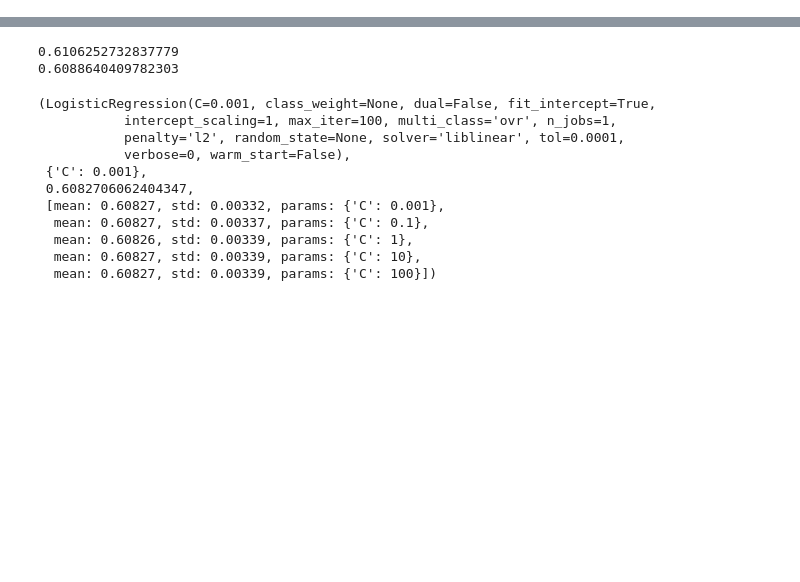
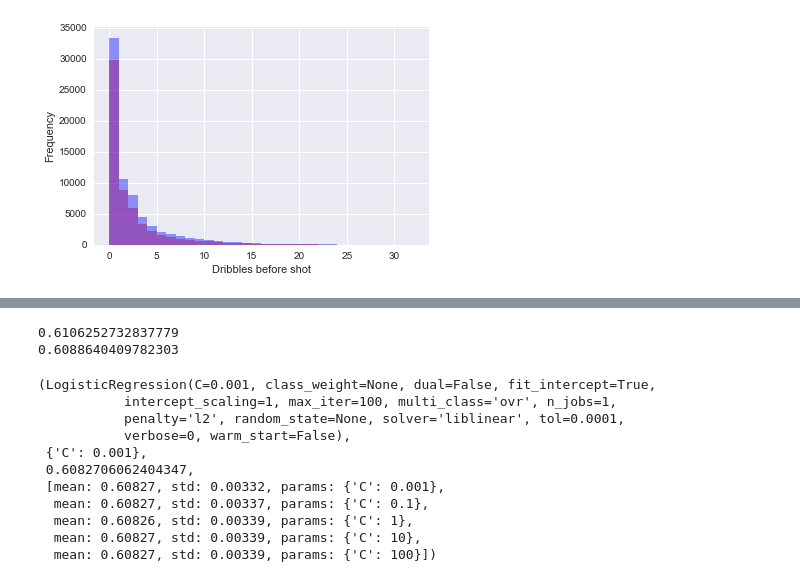
Before and after one commit to ray-chen-930/nba-shot-value-predictor, a Jupyter notebook: Capstone Project 1.ipynb, the cells around one changed output, grey strips where cells are left out. Saved outputs shown, nothing was run; the diff lists cells and outputs as text; code cells hidden in the pictures; blank space fills up the shorter version.

```diff
--- a/Capstone Project 1.ipynb
+++ b/Capstone Project 1.ipynb
@@ -72,0 +164,15 @@ shot[['SHOT_CLOCK']] = shot[['SHOT_CLOCK']].fillna(shot[['SHOT_CLOCK']].mean())
+# %%
+# two line histograms of dribbles taken
+sns.set()
+sns.distplot(shot_made['DRIBBLES'], kde = False, color = 'red',
+             bins = np.arange(shot_made['DRIBBLES'].min(), shot_made['DRIBBLES'].max() + 1))
+sns.distplot(shot_missed['DRIBBLES'], kde = False, color = 'blue',
+             bins = np.arange(shot_missed['DRIBBLES'].min(), shot_missed['DRIBBLES'].max() + 1))
+plt.xlabel('Dribbles before shot')
+plt.ylabel('Frequency')
+plt.show()
+
+# at a first glance, it seems that the number of dribbles taken before the shot does not affect affect
+# whether or not the shot was made, as the frequencies seem to decrease equally
+# %% [output]
+[figure, added]
```
Also changed, not shown: parts of 20 cells of this notebook, 1 other file.
